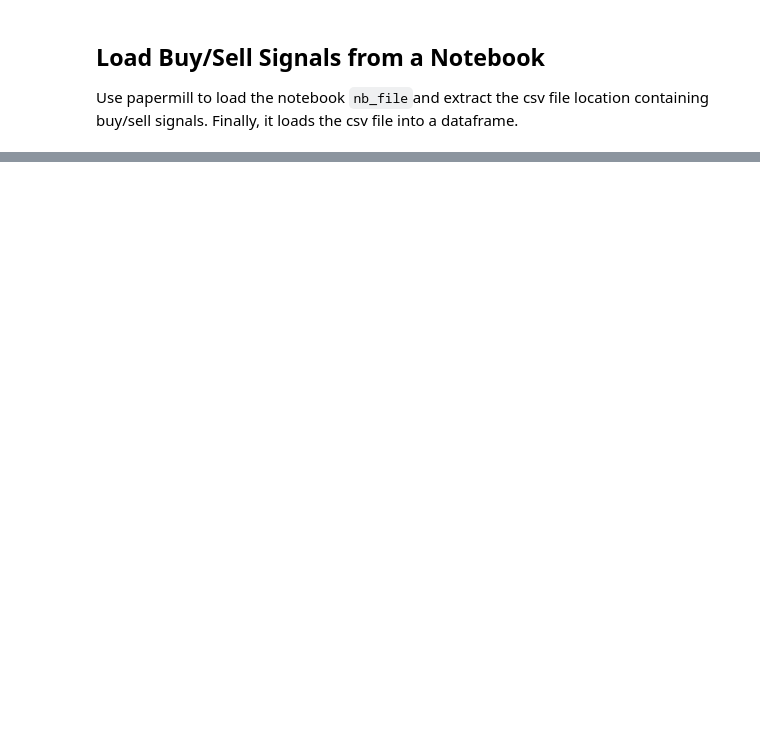
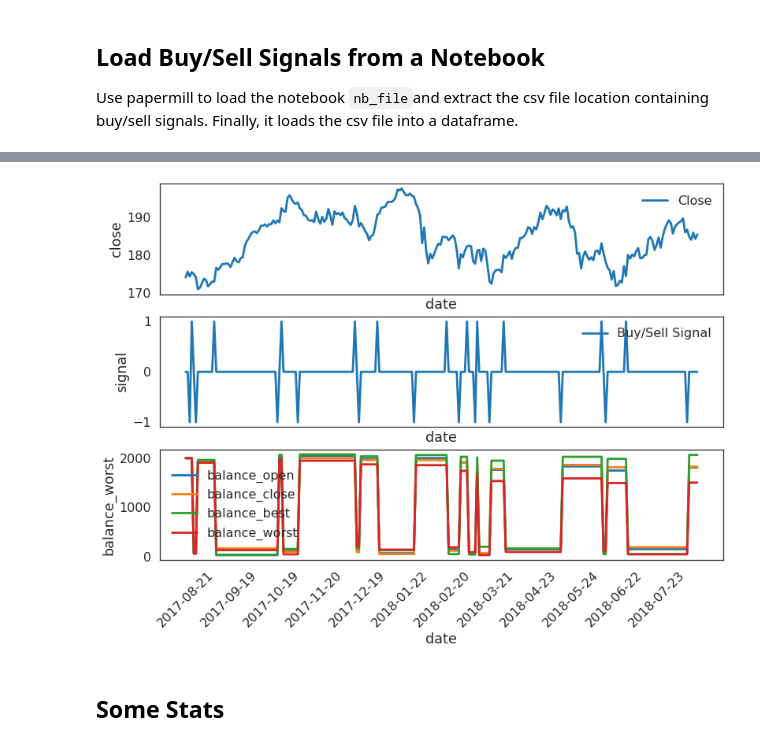
Before and after one commit to cdeck3r/LoSTanSiBLE, a Jupyter notebook: LoSTanSiBLE/notebooks/PaperTrade.ipynb, the cells around one changed output, grey strips where cells are left out. Cells and saved outputs as stored; diff of their text form; code cells hidden in the pictures; blank space fills up the shorter version.

Commit message:
PaperTrade uses open/close/beste/worst for buy/sell orders.

```diff
--- a/LoSTanSiBLE/notebooks/PaperTrade.ipynb
+++ b/LoSTanSiBLE/notebooks/PaperTrade.ipynb
@@ -151,0 +170,34 @@ hold
+# %%
+# set plot style
+style.use('seaborn-poster')
+style.use('seaborn-white')
+
+# Create a figure instance, and the two subplots
+fig = plt.figure()
+ax1 = fig.add_subplot(311) # 3x1, fig.1
+ax2 = fig.add_subplot(312) # 3x1, fig.2
+ax3 = fig.add_subplot(313) # 3x1, fig.3
+
+# Stock data
+sns.lineplot(data=stock, x='date', y='close', label='Close', ax=ax1)
+# Buy/Sell Signal
+sns.lineplot(data=stock, x='date', y='signal', label='Buy/Sell Signal', ax=ax2)
+# Balance
+sns.lineplot(data=stock, x='date', y='balance_open', label='balance_open', markers=True, dashes=False, ax=ax3)
+sns.lineplot(data=stock, x='date', y='balance_close', label='balance_close', markers=True, dashes=False, ax=ax3)
+sns.lineplot(data=stock, x='date', y='balance_best', label='balance_best', markers=True, dashes=False, ax=ax3)
+sns.lineplot(data=stock, x='date', y='balance_worst', label='balance_worst', markers=True, dashes=False, ax=ax3)
+
+
+# remove ticks and labels
+ax1.tick_params(labelbottom=False, bottom=False)
+ax2.tick_params(labelbottom=False, bottom=False)
+
+# format ticks
+l=stock.date.count()/12
+plt.xticks(stock.date[0::int(l)], rotation=45)
+plt.show()
+# %% [output]
+[figure, added]
+# %% [markdown]
+## Some Stats
```
Also changed, not shown: parts of 14 cells of this notebook.
